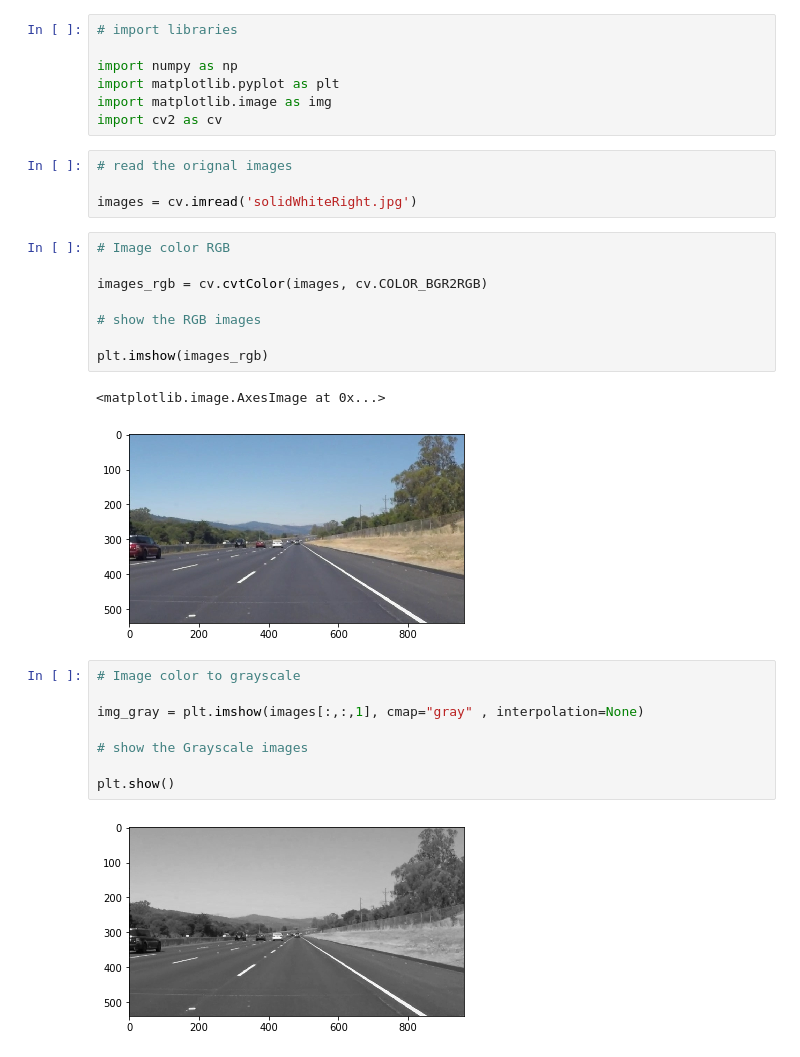
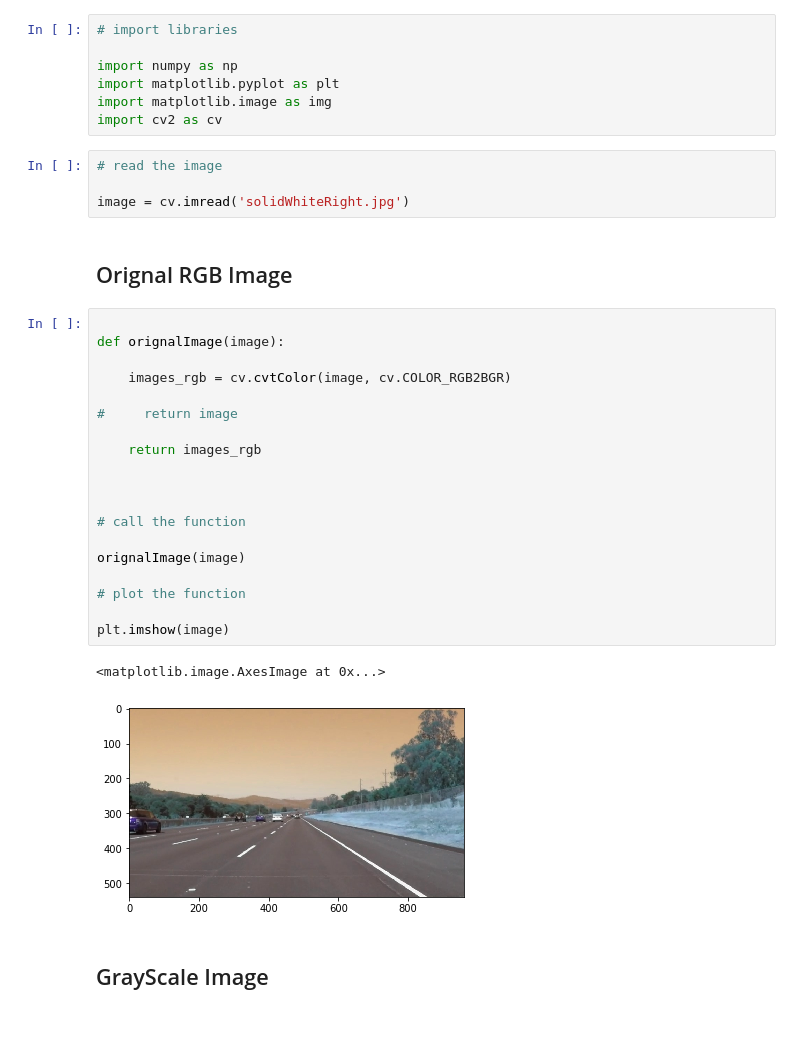
Before and after one commit to akshitagupta15june/lane_detection_opencv, a Jupyter notebook: lane_detection.ipynb, the cells around one changed output. Drawn from its saved outputs; the diff is of its cells as text; blank space fills up the shorter version.

Commit message:
made the functions for all images

```diff
--- a/lane_detection.ipynb
+++ b/lane_detection.ipynb
@@ -9,27 +9,32 @@ import matplotlib.pyplot as plt
 import matplotlib.image as img
 import cv2 as cv
 # %%
-# read the orignal images
+# read the image
 
-images = cv.imread('solidWhiteRight.jpg')
+image = cv.imread('solidWhiteRight.jpg')
-# %%
-# Image color RGB
-
-images_rgb = cv.cvtColor(images, cv.COLOR_BGR2RGB)
-
-# show the RGB images
-
-plt.imshow(images_rgb)
-# %% [output]
-<matplotlib.image.AxesImage at 0x...>
-[figure, removed]
-# %%
-# Image color to grayscale
-
-img_gray = plt.imshow(images[:,:,1], cmap="gray" , interpolation=None)
-
-# show the Grayscale images
-
-plt.show()
-# %% [output]
-[figure, removed]
+# %% [markdown]
+## Orignal RGB Image
+# %%
+
+def orignalImage(image):
+
+    images_rgb = cv.cvtColor(image, cv.COLOR_RGB2BGR)
+
+#     return image
+
+    return images_rgb
+
+
+
+# call the function
+
+orignalImage(image)
+
+# plot the function
+
+plt.imshow(image)
+# %% [output]
+<matplotlib.image.AxesImage at 0x...>
+[figure, added]
+# %% [markdown]
+## GrayScale Image
```
Also changed, not shown: parts of 5 cells of this notebook.
